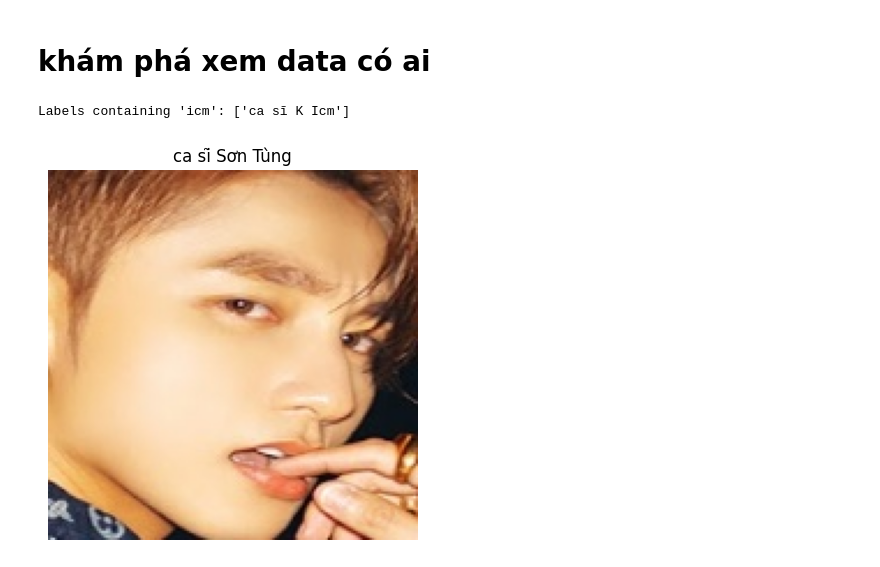
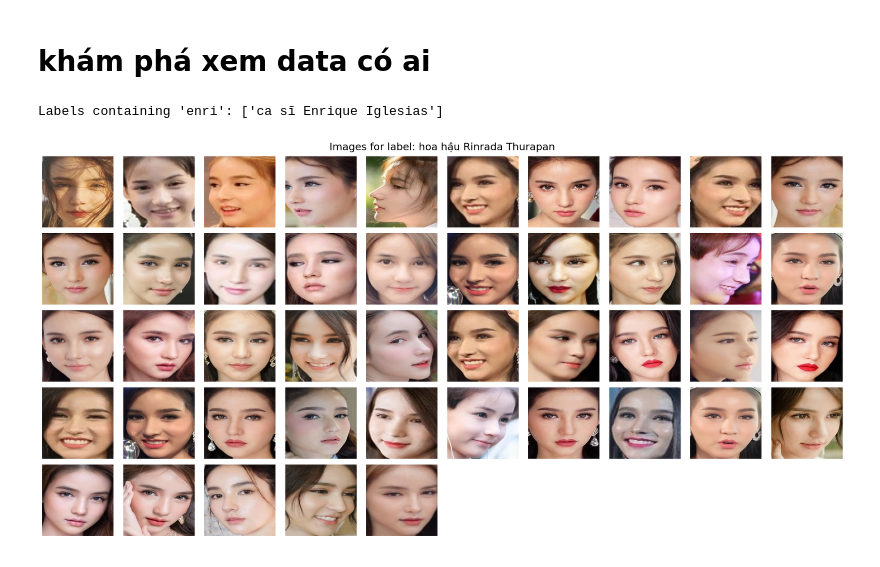
Before and after one commit to khgzuyhihi/dat-project, a Jupyter notebook: test.ipynb, the cells around one changed output. Saved outputs shown, nothing was run; the diff lists cells and outputs as text; code cells hidden in the pictures.

```diff
--- a/test.ipynb
+++ b/test.ipynb
@@ -92,14 +113,14 @@ face_recognition loader dtype: uint8
 Error with face_recognition loader: Unsupported image type, must be 8bit gray or RGB image.
 Error with temp file approach: Unsupported image type, must be 8bit gray or RGB image.
 # %%
-# Image.open('data/images/ca sĩ Don Nguyễn/589.jpg').show()
-import face_recognition
-import numpy as np
+# # Image.open('data/images/ca sĩ Don Nguyễn/589.jpg').show()
+# import face_recognition
+# import numpy as np
 
-img_dir = r'data\images\ca sĩ Khánh Phương\1567.jpg'
-# image = face_recognition.load_image_file(img_dir)
-image = Image.open('data/images/ca sĩ Don Nguyễn/589.jpg')
-face_locations = face_recognition.face_locations(np.array(image))
+# img_dir = r'data\images\ca sĩ Khánh Phương\1567.jpg'
+# # image = face_recognition.load_image_file(img_dir)
+# image = Image.open('data/images/ca sĩ Don Nguyễn/589.jpg')
+# face_locations = face_recognition.face_locations(np.array(image))
 # %% [output]
 RuntimeError: Unsupported image type, must be 8bit gray or RGB image.
 # %% [markdown]
@@ -119,26 +140,60 @@ def find_name_from_labels(search_term):
     return [label for label in names if norm_search in normalize_text(label)]
 
 # Example usage:
-search_term = 'icm'
+search_term = 'enri'
 matching_labels = find_name_from_labels(search_term)
 print(f"Labels containing '{search_term}': {matching_labels}")
 # %% [output]
-Labels containing 'icm': ['ca sĩ K Icm']
+Labels containing 'enri': ['ca sĩ Enrique Iglesias']
 # %%
 
 import io
 from matplotlib import pyplot as plt
 
-def show_bytes_image_with_label(image_bytes_dict, label):
+
+def show_bytes_image_with_label(image_bytes_dict, label, ax=None):
     image_bytes = image_bytes_dict['bytes']
     image = Image.open(io.BytesIO(image_bytes))
-    plt.imshow(image)
-    plt.title(label)
-    plt.axis('off')
-    plt.show()
+    if ax is not None:
+        ax.imshow(image)
+        # ax.set_title(label, fontsize=8)
+        ax.axis('off')
+    else:
+        plt.imshow(image)
+        # plt.title(label)
+        plt.axis('off')
+        plt.show()
+
 
 # row = df.iloc[525]
-row = df.loc[df['label'] == 'ca sĩ Sơn Tùng'].iloc[0]
-show_bytes_image_with_label(row['image'], row['label'])
+rows = df.loc[df['label'] == 'hoa hậu Rinrada Thurapan']
+# for row in rows.itertuples():
+#     print(f"Showing image for label: {row.label}")
+#     # Display the image with its label
+#     show_bytes_image_with_label(row.image, row.label)
+
+
+# Show multiple images, max 10 per row
+max_per_row = 10
+num_images = len(rows)
+num_rows = (num_images + max_per_row - 1) // max_per_row
+
+fig, axes = plt.subplots(num_rows, max_per_row, figsize=(max_per_row * 2, num_rows * 2))
+fig.suptitle(f"Images for label: {rows.iloc[0].label}", fontsize=18)
+axes = axes.flatten() if num_rows > 1 else axes
+
+for i, row in enumerate(rows.itertuples()):
+    show_bytes_image_with_label(row.image, row.label, ax=axes[i])
+
+# Hide unused axes
+for j in range(i + 1, len(axes)):
+    axes[j].axis('off')
+
+plt.tight_layout()
+plt.show()
+
+
+
+# rows
 # %% [output]
-[figure, old version]
+[figure, new version]
```
Also changed, not shown: parts of 12 cells of this notebook, 20 other files.
